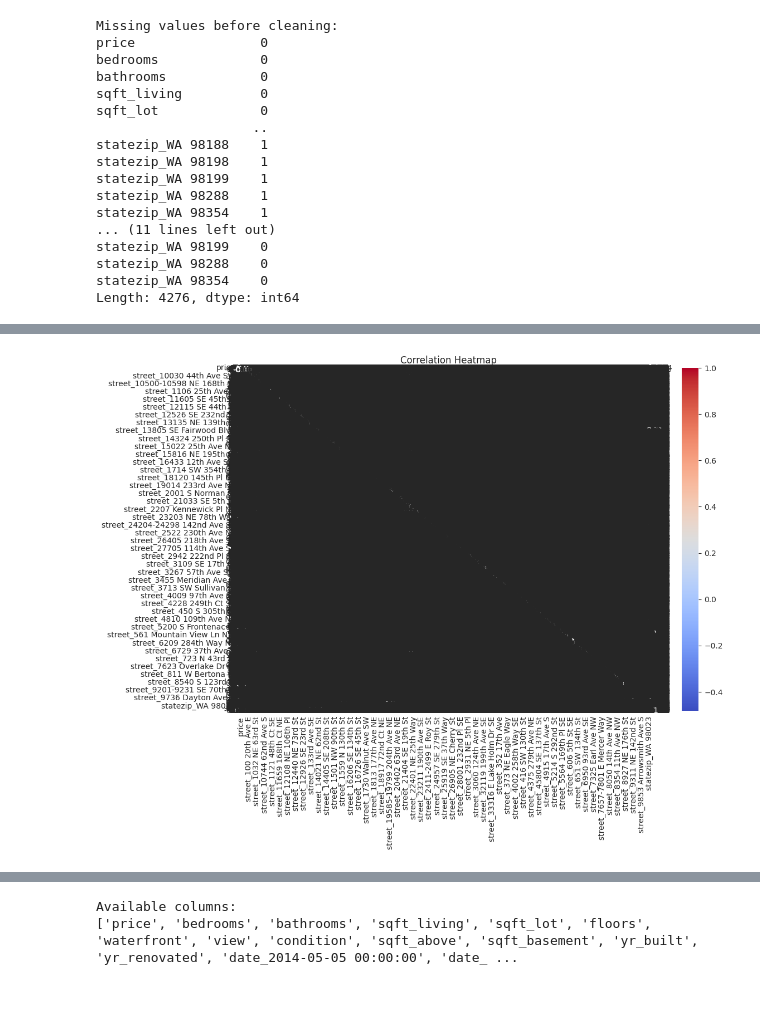
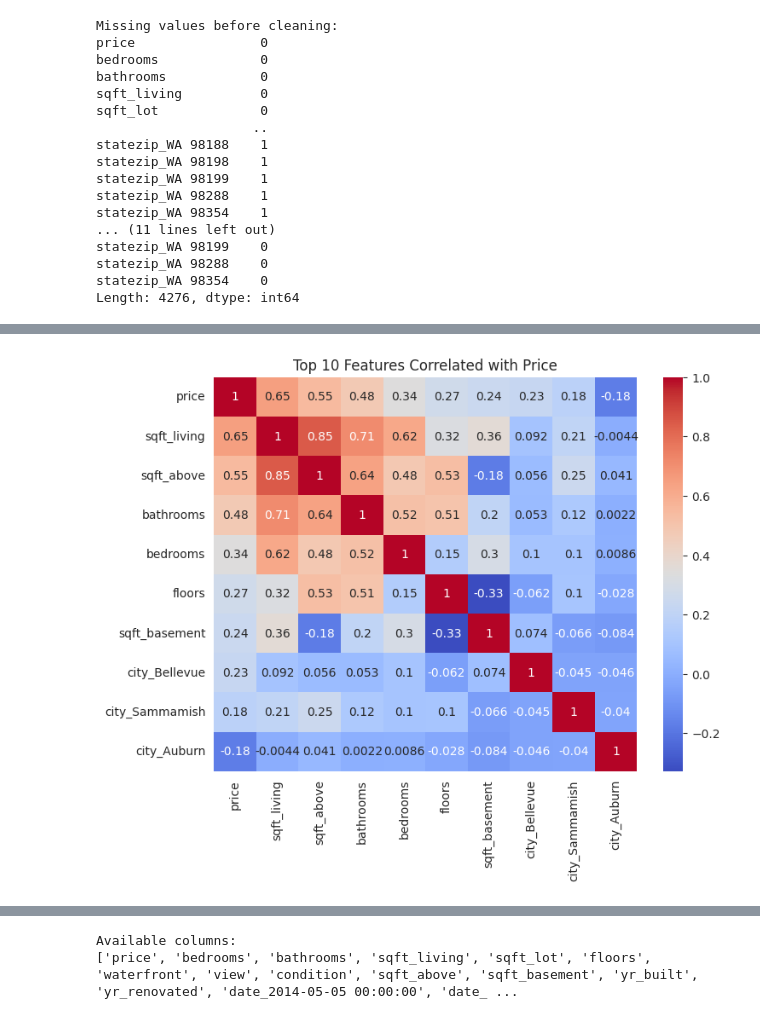
Before and after one commit to sanikommurohitha123-sketch/colab-notebooks, a Jupyter notebook: cleandataset.ipynb, the cells around one changed output, grey strips where cells are left out. Cells and saved outputs as stored; diff of their text form; code cells hidden in the pictures.

Commit message:
Fixed correlation heatmap

```diff
--- a/cleandataset.ipynb
+++ b/cleandataset.ipynb
@@ -119,10 +119,16 @@ plt.show()
-# %%
-plt.figure(figsize=(12,8))
-sns.heatmap(df.corr(), annot=True, cmap='coolwarm')
-plt.title('Correlation Heatmap')
-plt.show()
-# %% [output]
-[figure, removed]
+# %%
+numeric_df = df.select_dtypes(include=[np.number])
+corr = numeric_df.corr()
+
+# Top 10 features most correlated with price
+top_features = corr['price'].abs().sort_values(ascending=False).head(10).index
+
+plt.figure(figsize=(8,6))
+sns.heatmap(numeric_df[top_features].corr(), annot=True, cmap='coolwarm')
+plt.title('Top 10 Features Correlated with Price')
+plt.show()
+# %% [output]
+[figure, added]
 # %%
 sns.pairplot(df[['price', 'sqft_living', 'bedrooms', 'bathrooms']])
 plt.show()
```
Also changed, not shown: parts of 8 cells of this notebook.
